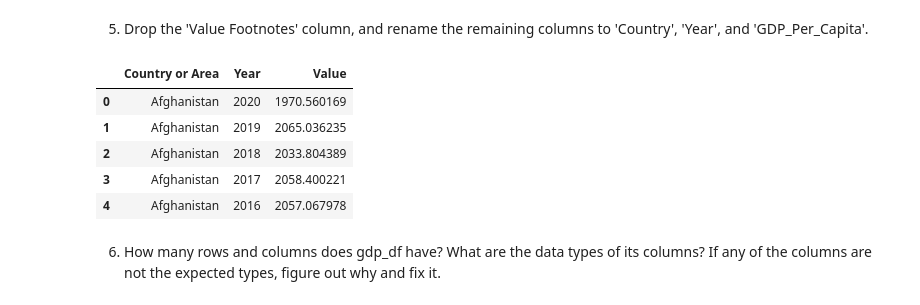
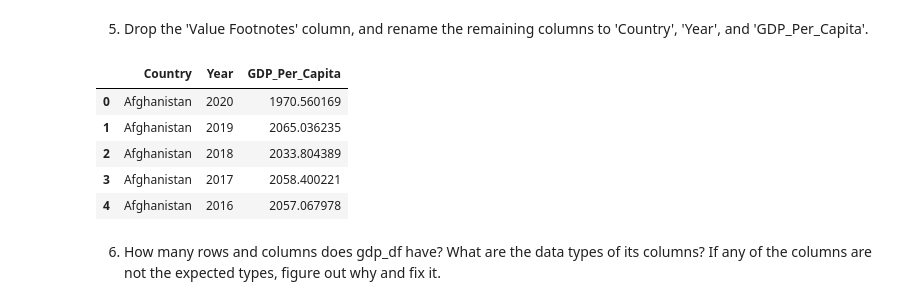
Before and after one commit to nss-data-science-cohort-7/un-exploration-brigancer, a Jupyter notebook: Notebooks/UN_Data_Exploration.ipynb, the cells around one changed output. Saved outputs shown, nothing was run; the diff lists cells and outputs as text; code cells hidden in the pictures.

```diff
--- a/Notebooks/UN_Data_Exploration.ipynb
+++ b/Notebooks/UN_Data_Exploration.ipynb
@@ -69,8 +71,8 @@ gdp_df.describe
 # %%
-gdp_df = gdp_df.drop(columns=['Value Footnotes'])
+gdp_df.columns =["Country", "Year", "GDP_Per_Capita"]
 gdp_df.head()
 # %% [output]
-|  | Country or Area | Year | Value |
+|  | Country | Year | GDP_Per_Capita |
 | 0 | Afghanistan | 2020 | 1970.560169 |
 | 1 | Afghanistan | 2019 | 2065.036235 |
 | 2 | Afghanistan | 2018 | 2033.804389 |
```
Also changed, not shown: parts of 20 cells of this notebook.
